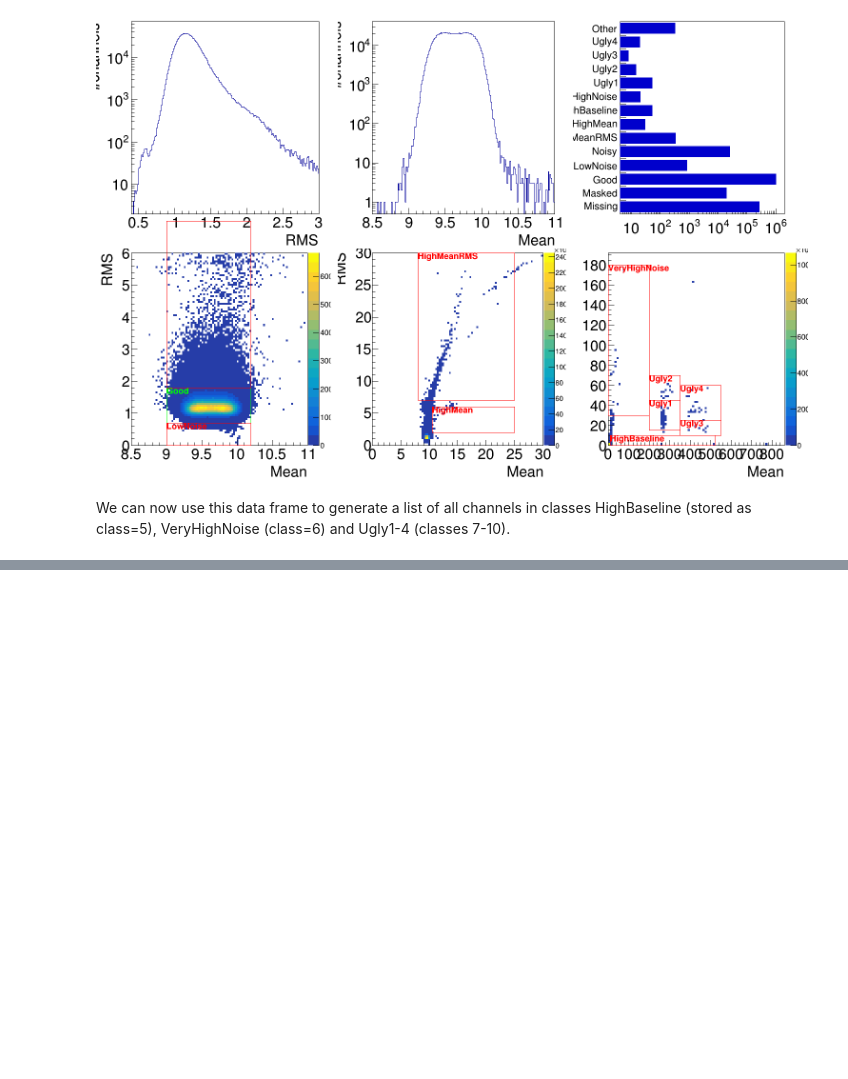
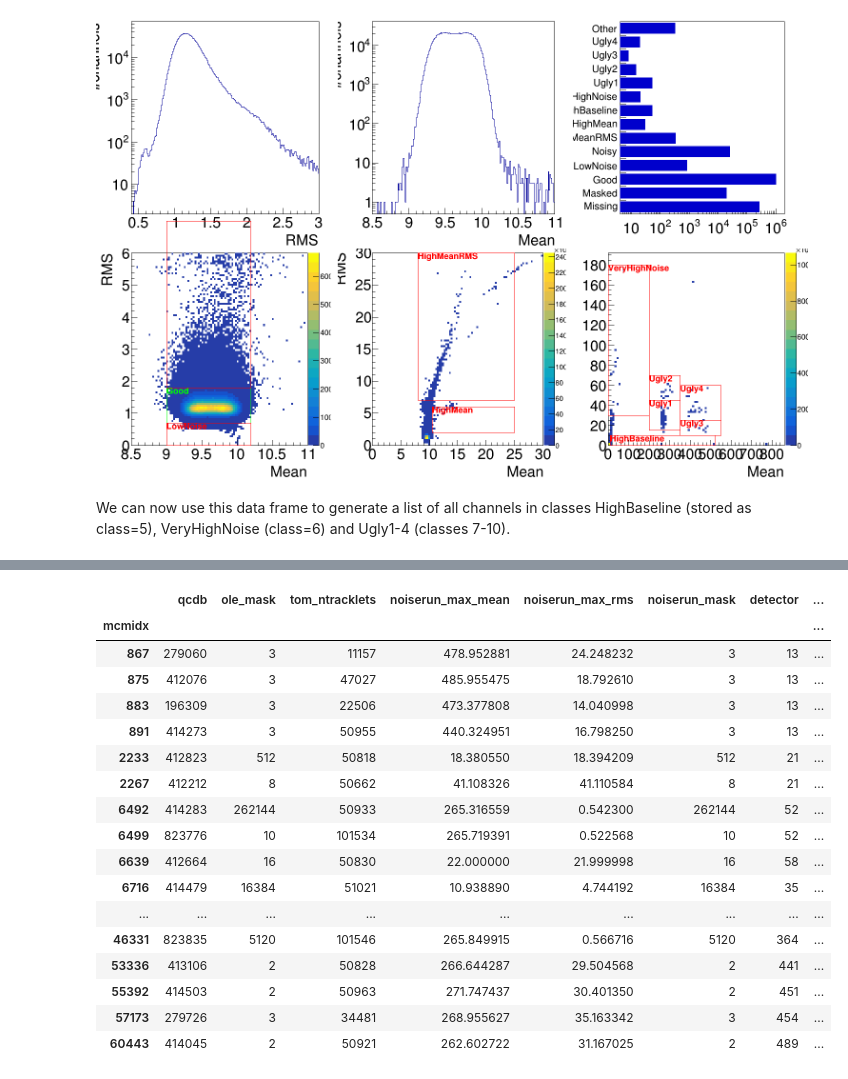
Before and after one commit to tdietel/swan-o2-playground, a Jupyter notebook: Noise/BadChannelLists.ipynb, the cells around one changed output, grey strips where cells are left out. Drawn from its saved outputs; the diff is of its cells as text; code cells hidden in the pictures; blank space fills up the shorter version.

```diff
--- a/Noise/BadChannelLists.ipynb
+++ b/Noise/BadChannelLists.ipynb
@@ -349,0 +300,8 @@ print(f"{bla.GetValue():06x}")
+# %%
+# noisy_channels = pd.DataFrame(df.Alias("chidx", "rdfentry_").Filter("class>=5").AsNumpy())
+noisy_channels_rdf = df.Filter("mean>11.0 || rms>3.0")
+
+noisy_channels = pd.DataFrame(noisy_channels_rdf.Alias("chidx", "rdfentry_").AsNumpy())
+noisy_channels['mcmidx'] = noisy_channels['chidx'] // 21
+noisy_channels['channel'] = noisy_channels['chidx'] % 21
+noisy_channels
@@ -349,0 +322,3 @@ print(f"{bla.GetValue():06x}")
+# %%
+noisy_channels.columns
+noisy_channels.set_index(["mcmidx", "channel"])
@@ -349,0 +340,30 @@ print(f"{bla.GetValue():06x}")
+# %%
+# find the max of mean,rms in channels list
+noisy_channels_by_mcm = noisy_channels.groupby("mcmidx")
+noisy_mcms = noisy_channels_by_mcm[["mean","rms"]].max().rename(columns={
+    "rms": "noiserun_max_rms",
+    "mean": "noiserun_max_mean"})
+
+# calculate the noisy channel mask for these MCMs
+noisy_mcms_masks = noisy_channels_by_mcm["channel"].agg(lambda x: sum(0x100000>>i for i in x)).rename("noiserun_mask")
+# %%
+# all_mcms_index = alldata.index.union(noisy_mcms.index)
+
+# # merge everything into the dataframe
+# alldata = pd.merge(
+#     qcdb_noisy_mcms.reindex(all_mcms_index, fill_value=-1),
+#     ole_mcms.reindex(all_mcms_index, fill_value=0x0),
+#     on="mcmidx", how="outer")
+
+all_mcms_index = ole_mcms.index.union(qcdb_noisy_mcms.index).union(tom_mcms.index).union(noisy_mcms.index)
+
+alldata = qcdb_noisy_mcms.reindex(all_mcms_index, fill_value=-1)
+alldata = alldata.merge(ole_mcms.reindex(all_mcms_index, fill_value=0x0), on="mcmidx", how="outer")
+alldata = alldata.merge(tom_mcms.reindex(all_mcms_index, fill_value=-1), on="mcmidx", how="outer")
+alldata = alldata.merge(noisy_mcms.reindex(), on="mcmidx", how="outer")
+alldata = alldata.merge(noisy_mcms_masks.reindex(all_mcms_index, fill_value=0x0), on="mcmidx", how="outer")
+
+# add detector,ROB,MCM columns to the data frame
+alldata[['detector','rob','mcm']] = [get_position_from_global_mcm_index(x) for x in alldata.index]
+
+display(alldata)
@@ -349,0 +395,23 @@ print(f"{bla.GetValue():06x}")
+# %%
+maskout = alldata[alldata['ole_mask']!=0]
+maskout = maskout[maskout['ole_mask']==maskout['noiserun_mask']]
+maskout
+# %% [output]
+|  | qcdb | ole_mask | tom_ntracklets | noiserun_max_mean | noiserun_max_rms | noiserun_mask | detector | ... |
+| mcmidx |  |  |  |  |  |  |  | ... |
+| 867 | 279060 | 3 | 11157 | 478.952881 | 24.248232 | 3 | 13 | ... |
+| 875 | 412076 | 3 | 47027 | 485.955475 | 18.792610 | 3 | 13 | ... |
+| 883 | 196309 | 3 | 22506 | 473.377808 | 14.040998 | 3 | 13 | ... |
+| 891 | 414273 | 3 | 50955 | 440.324951 | 16.798250 | 3 | 13 | ... |
+| 2233 | 412823 | 512 | 50818 | 18.380550 | 18.394209 | 512 | 21 | ... |
+| 2267 | 412212 | 8 | 50662 | 41.108326 | 41.110584 | 8 | 21 | ... |
+| 6492 | 414283 | 262144 | 50933 | 265.316559 | 0.542300 | 262144 | 52 | ... |
+| 6499 | 823776 | 10 | 101534 | 265.719391 | 0.522568 | 10 | 52 | ... |
+| 6639 | 412664 | 16 | 50830 | 22.000000 | 21.999998 | 16 | 58 | ... |
+| 6716 | 414479 | 16384 | 51021 | 10.938890 | 4.744192 | 16384 | 35 | ... |
+| ... | ... | ... | ... | ... | ... | ... | ... | ... |
+| 46331 | 823835 | 5120 | 101546 | 265.849915 | 0.566716 | 5120 | 364 | ... |
+| 53336 | 413106 | 2 | 50828 | 266.644287 | 29.504568 | 2 | 441 | ... |
+| 55392 | 414503 | 2 | 50963 | 271.747437 | 30.401350 | 2 | 451 | ... |
+| 57173 | 279726 | 3 | 34481 | 268.955627 | 35.163342 | 3 | 454 | ... |
+| 60443 | 414045 | 2 | 50921 | 262.602722 | 31.167025 | 2 | 489 | ... |
```
Also changed, not shown: parts of 49 cells of this notebook, 2 other files.
